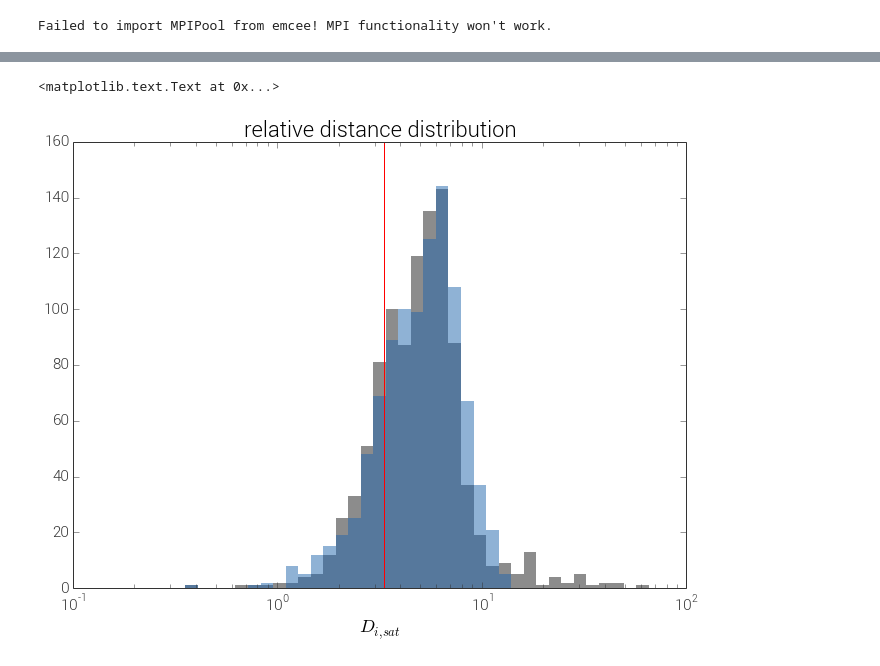
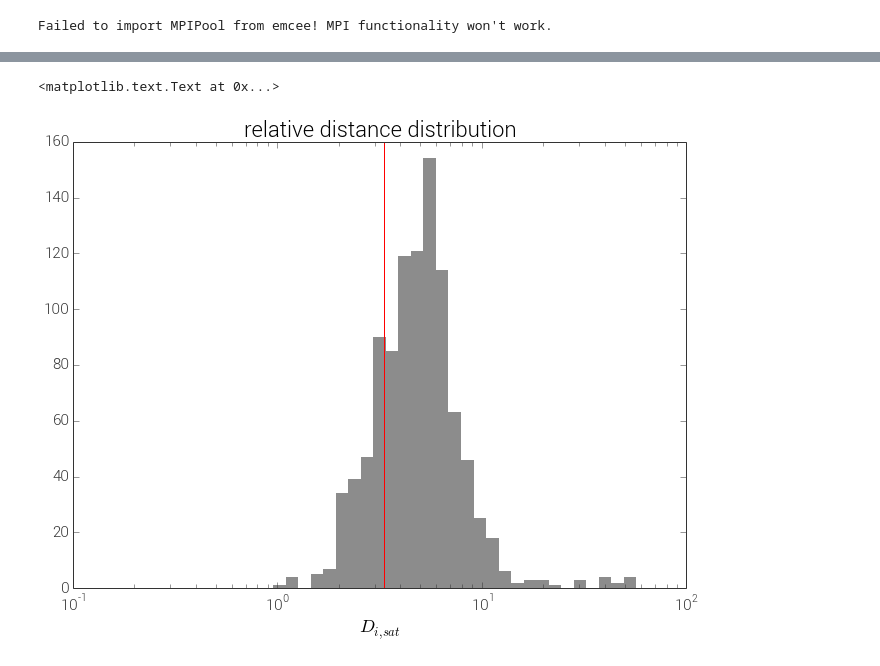
Before and after one commit to adrn/streams, a Jupyter notebook: text/notebooks/Gaussian ring.ipynb, the cells around one changed output, grey strips where cells are left out. Cells and saved outputs as stored; diff of their text form; code cells hidden in the pictures.

```diff
--- a/text/notebooks/Gaussian ring.ipynb
+++ b/text/notebooks/Gaussian ring.ipynb
@@ -110,17 +110,15 @@ xlabel(r"$V_{i,sat}$")
 # %%
 figsize(11,8)
 title("distance distribution")
 
 bins = np.logspace(-1, 2, 50)
 xscale('log')
 
 xxx = hist(rel_r, bins=bins, alpha=0.5)
-m = maxwell(scale=r_tide.mean())
-xxx = hist(m.rvs(size=len(rel_r)), bins=bins, alpha=0.5)
 #axvline(0.017198632325, color='r', label='velocity dispersion')
 axvline(r_tide.mean(), color='r', label='mean tidal radius')
 xlabel(r"$D_{i,sat}$")
 title("relative distance distribution")
 # %% [output]
 <matplotlib.text.Text at 0x...>
-[figure, old version]
+[figure, new version]
```
Also changed, not shown: parts of 6 cells of this notebook.
